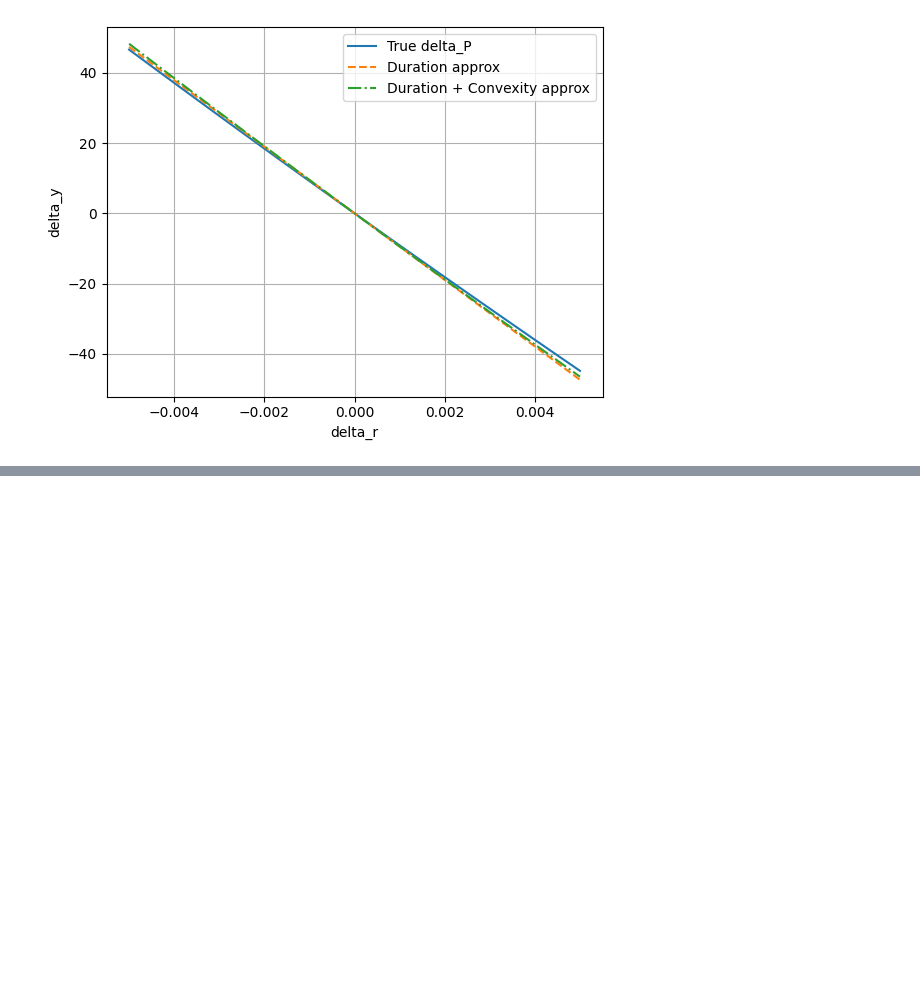
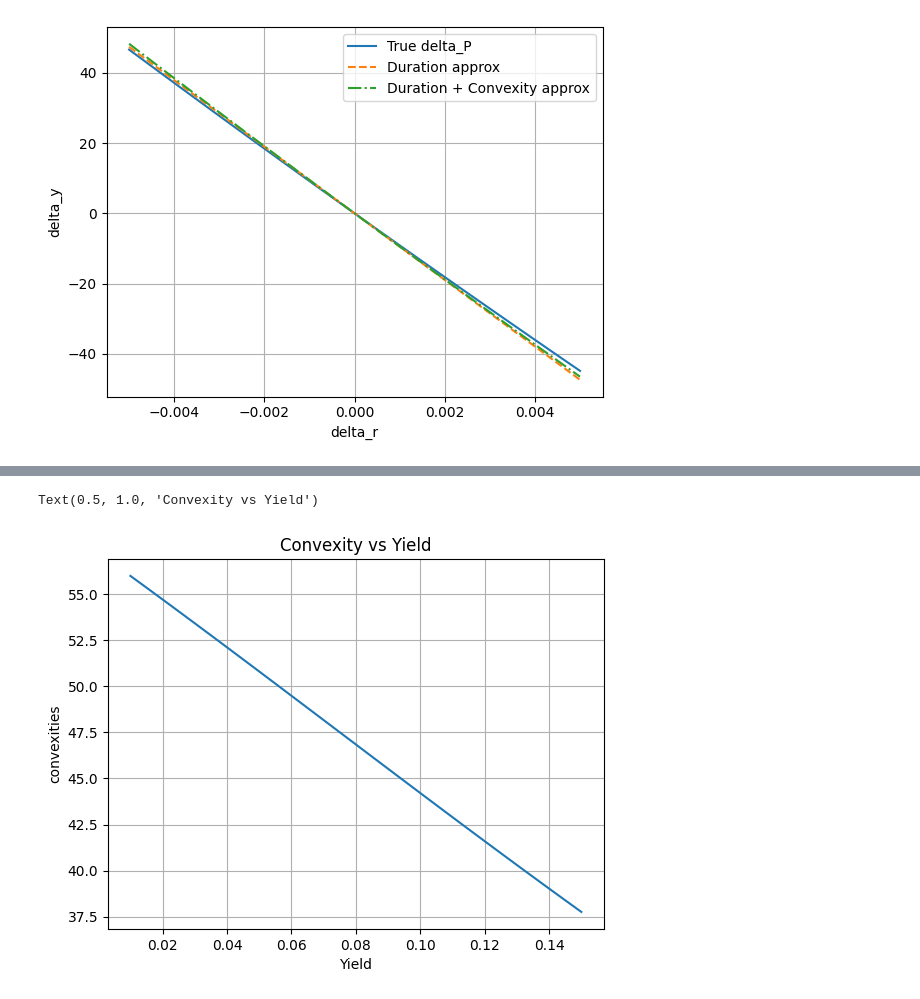
Before and after one commit to hsiuhsil/options_futures_derivatives, a Jupyter notebook: notebooks/Bond.ipynb, the cells around one changed output, grey strips where cells are left out. Cells and saved outputs as stored; diff of their text form; code cells hidden in the pictures; blank space fills up the shorter version.

```diff
--- a/notebooks/Bond.ipynb
+++ b/notebooks/Bond.ipynb
@@ -63,0 +80,13 @@ plt.show()
+# %%
+convexities = [
+    convexity_coupon_bond(face_value, coupon_rate, periods, r, dt, compounding=compounding)
+    for r in r_grid
+]
+plt.plot(r_grid, convexities)
+plt.xlabel("Yield")
+plt.ylabel("convexities")
+plt.grid()
+plt.title("Convexity vs Yield")
+# %% [output]
+Text(0.5, 1.0, 'Convexity vs Yield')
+[figure, added]
```
Also changed, not shown: parts of 4 cells of this notebook.
